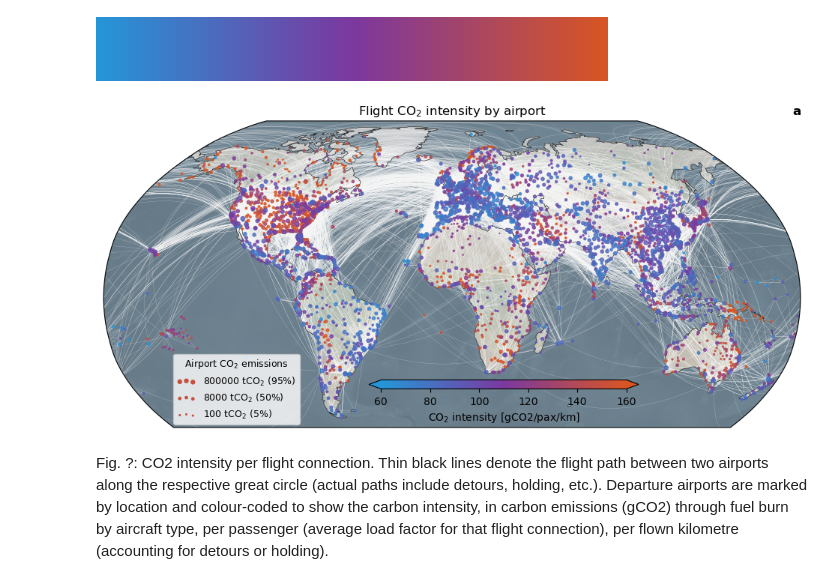
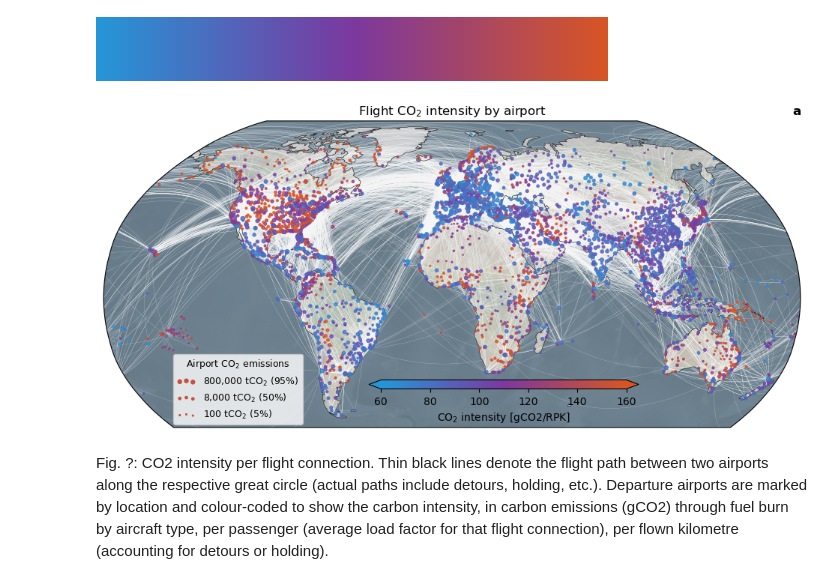
Before and after one commit to jorgecardleitao/aviation, a Jupyter notebook: plots/flight_efficiency_map.ipynb, the cells around one changed output. Saved outputs shown, nothing was run; the diff lists cells and outputs as text; code cells hidden in the pictures.

Commit message:
RPK-weighted intensity

```diff
--- a/plots/flight_efficiency_map.ipynb
+++ b/plots/flight_efficiency_map.ipynb
@@ -31,3 +31,6 @@ flights
 | 81842 | TJN | PPT | -149.606995 | -17.553699 | -142.266464 | -15.857434 | ... |
 | 81843 | KOA | LAX | -118.407997 | 33.942501 | -156.045609 | 19.738783 | ... |
 81844 rows × 17 columns
+# %%
+flights['RPK'] = flights['passengers'] / flights['flights'] * flights['flown_distance']
+flights
@@ -55,7 +73,3 @@ Sort airports by CO2 emissions
-# %%
-order = np.argsort(carbon)      # order that sorts by total carbon per airport
-carbon = carbon[order]          # sort carbon by that
-airports = airports[order]      # sort airports by that
 # %% [markdown]
 Coordinates of each airport
 # %%
@@ -75,22 +89,6 @@ CO2-averaged CO2 intensity
 # %%
-# allocate
-mean_intensity = np.zeros(len(airports))
-
-for i in range(len(airports)):
-    d = departure == airports[i]
-    a = arrival == airports[i]
-
-    co2_departure = np.array(flights[d]['co2'])
-    co2_arrival = np.array(flights[a]['co2'])
-
-    sum_co2_departure = np.sum(co2_departure)
-    sum_co2_arrival = np.sum(co2_arrival)
-
-    departure_intensity = np.array(flights[d]['gco2_pax_km'])
-    arrival_intensity = np.array(flights[a]['gco2_pax_km'])
-
-    mean_intensity[i] = (np.sum(departure_intensity * co2_departure) +
-                         np.sum(arrival_intensity * co2_arrival)) / (sum_co2_departure + sum_co2_arrival)
+# from tCO2 to gCO2
+mean_intensity = 1000**2*co2/RPK
 # %% [markdown]
 Flight paths via great circle distance between departure and arrival airport
 # %%
@@ -130,9 +116,8 @@ new_cmap = truncate_colormap(cmap, 0.3, 0.7)
 # %%
 c1 = np.array([0.147, 0.586, 0.845, 1.0])
-
-c11 = np.array([0.484, 0.222, 0.624, 1.0])
-c2 = np.array([0.845, 0.335, 0.147, 1.0])
-new_cmap = LinearSegmentedColormap.from_list('two_colors', (c1, c11, c2), N=64)
+c2 = np.array([0.484, 0.222, 0.624, 1.0])
+c3 = np.array([0.845, 0.335, 0.147, 1.0])
+new_cmap = LinearSegmentedColormap.from_list('two_colors', (c1, c2, c3), N=64)
 new_cmap
 # %% [output]
 [figure]
@@ -144,39 +129,39 @@ cax = fig.add_axes([0.42, 0.24, 0.3, 0.02])
 # ax.set_global()
 ax.set_extent([-180, 180, -60, 90])
 ax.add_feature(cfeature.OCEAN,facecolor="0.4",zorder=-2)
 ax.add_feature(cfeature.LAND,facecolor="0.7", zorder=-1)
 # ax.add_feature(cfeature.OCEAN,facecolor="#4381a2",zorder=-2)
 # ax.add_feature(cfeature.LAND,facecolor="#63a1c2", zorder=-1)
 ax.stock_img(alpha=0.4)
 ax.coastlines(color="k", alpha=0.8, lw=0.5, zorder=.2)
 
 ax.plot(np.vstack((longitude_departure, longitude_arrival)),
         np.vstack((latitude_departure, latitude_arrival)), color="w", lw=.2, alpha=0.3, transform=ccrs.Geodetic(), zorder=.1)
 
 vmin, vmax = 60, 160
 h = ax.scatter(0, 0, 0, 0, vmin=vmin, vmax=vmax, alpha=1, cmap=new_cmap, visible=False)
 
 f = lambda x: 7e-2*np.log(x)**2
 ax.scatter(0, -100, f(p95), 150, vmin=vmin, vmax=vmax,
-           alpha=1, cmap=new_cmap, transform=ccrs.PlateCarree(), zorder=1, label="{:.0f} tCO$_2$ (95%)".format(p95))
+           alpha=1, cmap=new_cmap, transform=ccrs.PlateCarree(), zorder=1, label="{:,.0f} tCO$_2$ (95%)".format(p95))
 ax.scatter(0, -100, f(p50), 150, vmin=vmin, vmax=vmax,
-           alpha=1, cmap=new_cmap, transform=ccrs.PlateCarree(), zorder=1, label="{:.0f} tCO$_2$ (50%)".format(p50))
+           alpha=1, cmap=new_cmap, transform=ccrs.PlateCarree(), zorder=1, label="{:,.0f} tCO$_2$ (50%)".format(p50))
 ax.scatter(0, -100, f(p5), 150, vmin=vmin, vmax=vmax,
-           alpha=1, cmap=new_cmap, transform=ccrs.PlateCarree(), zorder=1, label="{:.0f} tCO$_2$ (5%)".format(p5))
+           alpha=1, cmap=new_cmap, transform=ccrs.PlateCarree(), zorder=1, label="{:,.0f} tCO$_2$ (5%)".format(p5))
 
 ax.legend(loc=(0.1, 0.01), scatterpoints=3, fontsize=9, title="Airport CO$_2$ emissions", title_fontsize=9)
 
-ax.scatter(longitude_airport, latitude_airport, f(carbon), mean_intensity,
+ax.scatter(longitude_airport, latitude_airport, f(co2), mean_intensity,
                vmin=vmin, vmax=vmax, alpha=0.8, cmap=new_cmap, transform=ccrs.PlateCarree())
 
-fig.colorbar(h, cax=cax, orientation='horizontal', label="CO$_2$ intensity [gCO2/pax/km]", extend="both")
+fig.colorbar(h, cax=cax, orientation='horizontal', label="CO$_2$ intensity [gCO2/RPK]", extend="both")
 
 ax.set_title("Flight CO$_2$ intensity by airport")
 ax.set_title("a", loc="right", fontweight="bold")
 
 plt.show()
 # %% [output]
-[figure, old version]
+[figure, new version]
 # %% [markdown]
 Fig. ?: CO2 intensity per flight connection. Thin black lines denote the flight path between two airports along the respective great circle (actual paths include detours, holding, etc.). Departure airports are marked by location and colour-coded to show the carbon intensity, in carbon emissions (gCO2) through fuel burn by aircraft type, per passenger (average load factor for that flight connection), per flown kilometre (accounting for detours or holding).
 # %% [markdown]
```
Also changed, not shown: parts of 9 cells of this notebook.
